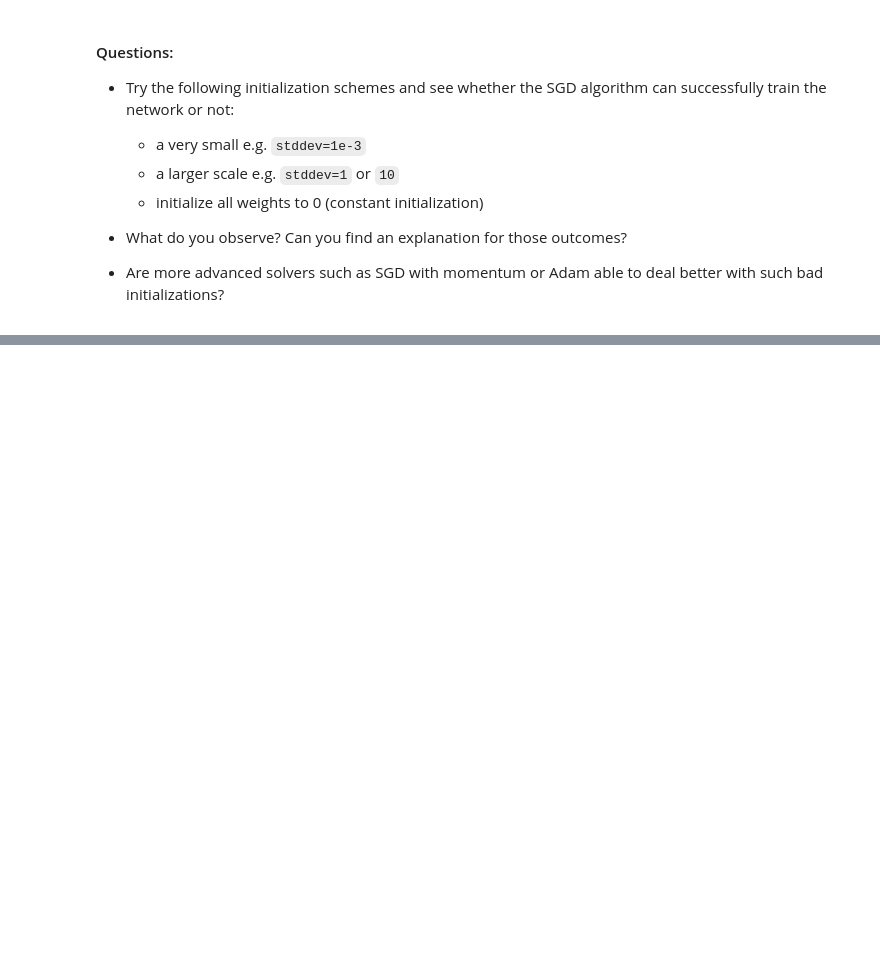
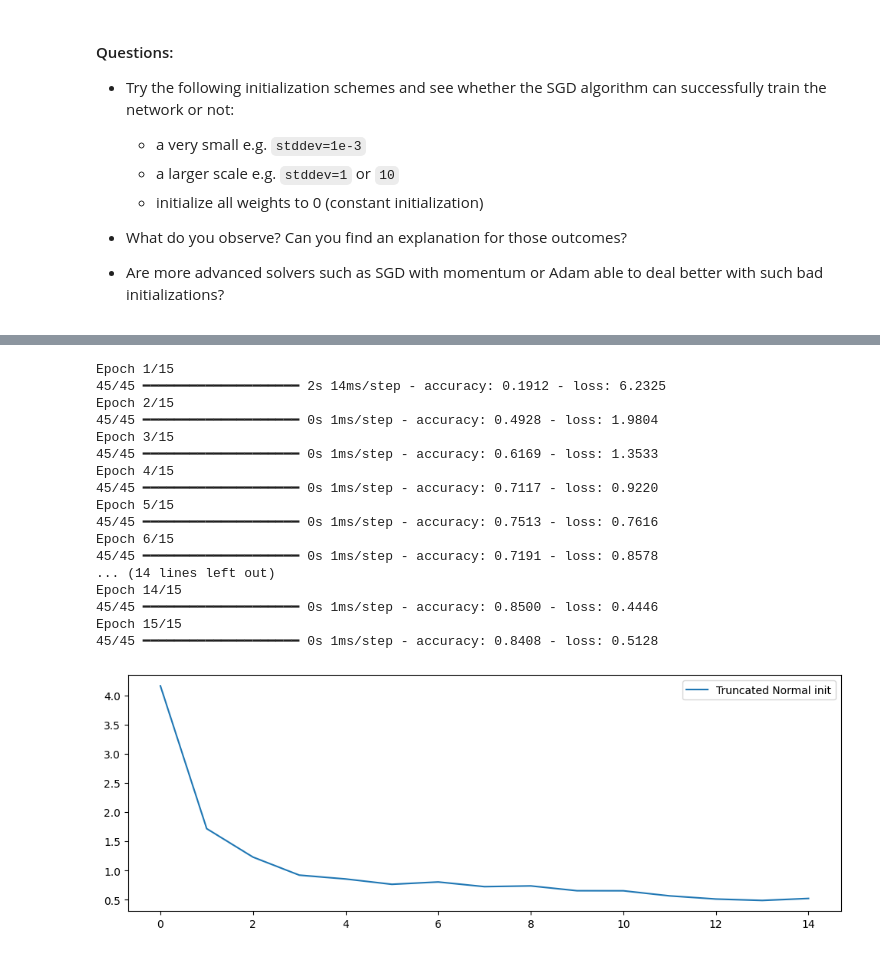
Before and after one commit to UofT-DSI/deep_learning, a Jupyter notebook: 01_materials/labs/lab_1.ipynb, the cells around one changed output, grey strips where cells are left out. Drawn from its saved outputs; the diff is of its cells as text; code cells hidden in the pictures; blank space fills up the shorter version.

```diff
--- a/01_materials/labs/lab_1.ipynb
+++ b/01_materials/labs/lab_1.ipynb
@@ -394,0 +680,30 @@ model.layers[0].weights
+# %%
+# A larger std
+model = create_model(1)
+model.compile(optimizer=optimizers.SGD(learning_rate=0.1),
+              loss='categorical_crossentropy', metrics=['accuracy'])
+
+history = model.fit(X_train, y_train, epochs=15, batch_size=32)
+
+plt.figure(figsize=(12, 4))
+plt.plot(history.history['loss'], label="Truncated Normal init")
+plt.legend();
+# %% [output]
+Epoch 1/15
+45/45 ━━━━━━━━━━━━━━━━━━━━ 2s 14ms/step - accuracy: 0.1912 - loss: 6.2325
+Epoch 2/15
+45/45 ━━━━━━━━━━━━━━━━━━━━ 0s 1ms/step - accuracy: 0.4928 - loss: 1.9804
+Epoch 3/15
+45/45 ━━━━━━━━━━━━━━━━━━━━ 0s 1ms/step - accuracy: 0.6169 - loss: 1.3533
+Epoch 4/15
+45/45 ━━━━━━━━━━━━━━━━━━━━ 0s 1ms/step - accuracy: 0.7117 - loss: 0.9220
+Epoch 5/15
+45/45 ━━━━━━━━━━━━━━━━━━━━ 0s 1ms/step - accuracy: 0.7513 - loss: 0.7616
+Epoch 6/15
+45/45 ━━━━━━━━━━━━━━━━━━━━ 0s 1ms/step - accuracy: 0.7191 - loss: 0.8578
+... (14 lines left out)
+Epoch 14/15
+45/45 ━━━━━━━━━━━━━━━━━━━━ 0s 1ms/step - accuracy: 0.8500 - loss: 0.4446
+Epoch 15/15
+45/45 ━━━━━━━━━━━━━━━━━━━━ 0s 1ms/step - accuracy: 0.8408 - loss: 0.5128
+[figure, added]
```
Also changed, not shown: parts of 38 cells of this notebook.
